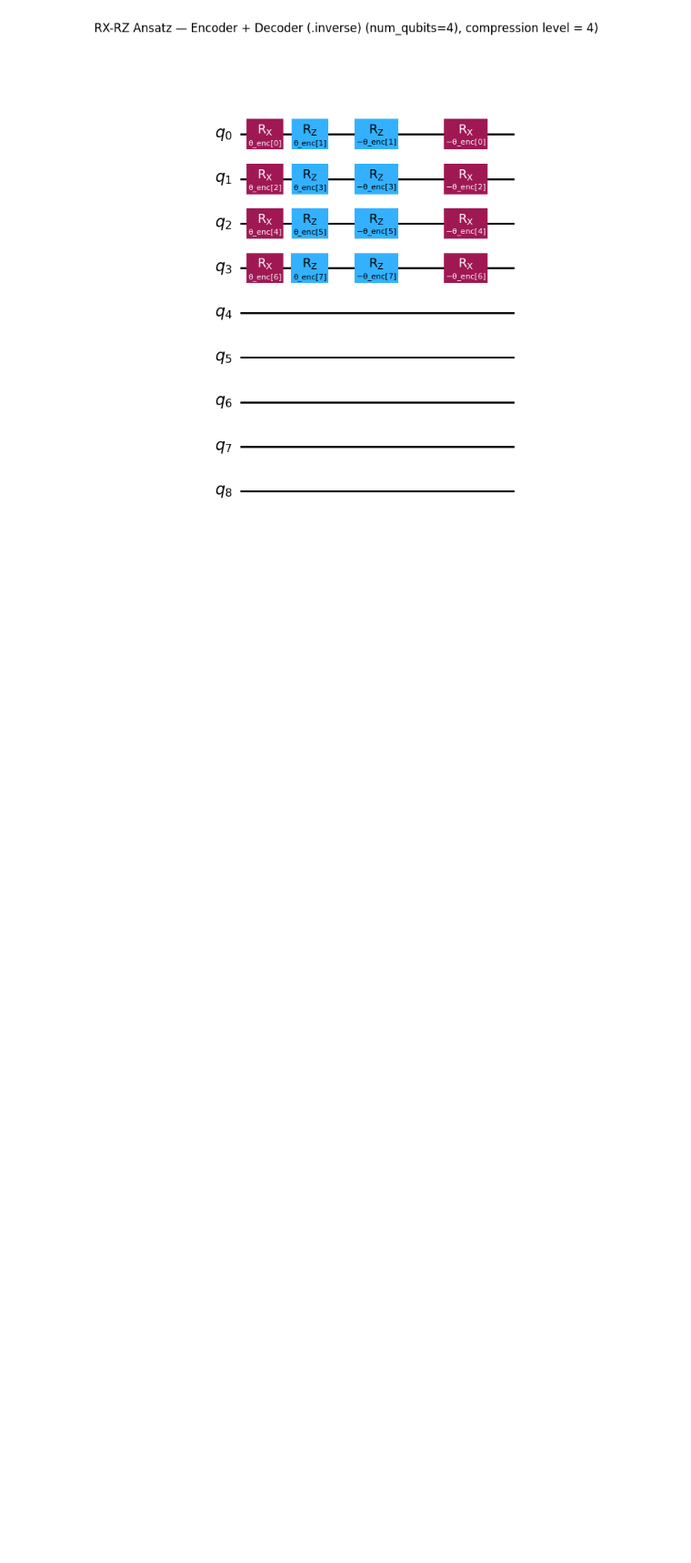
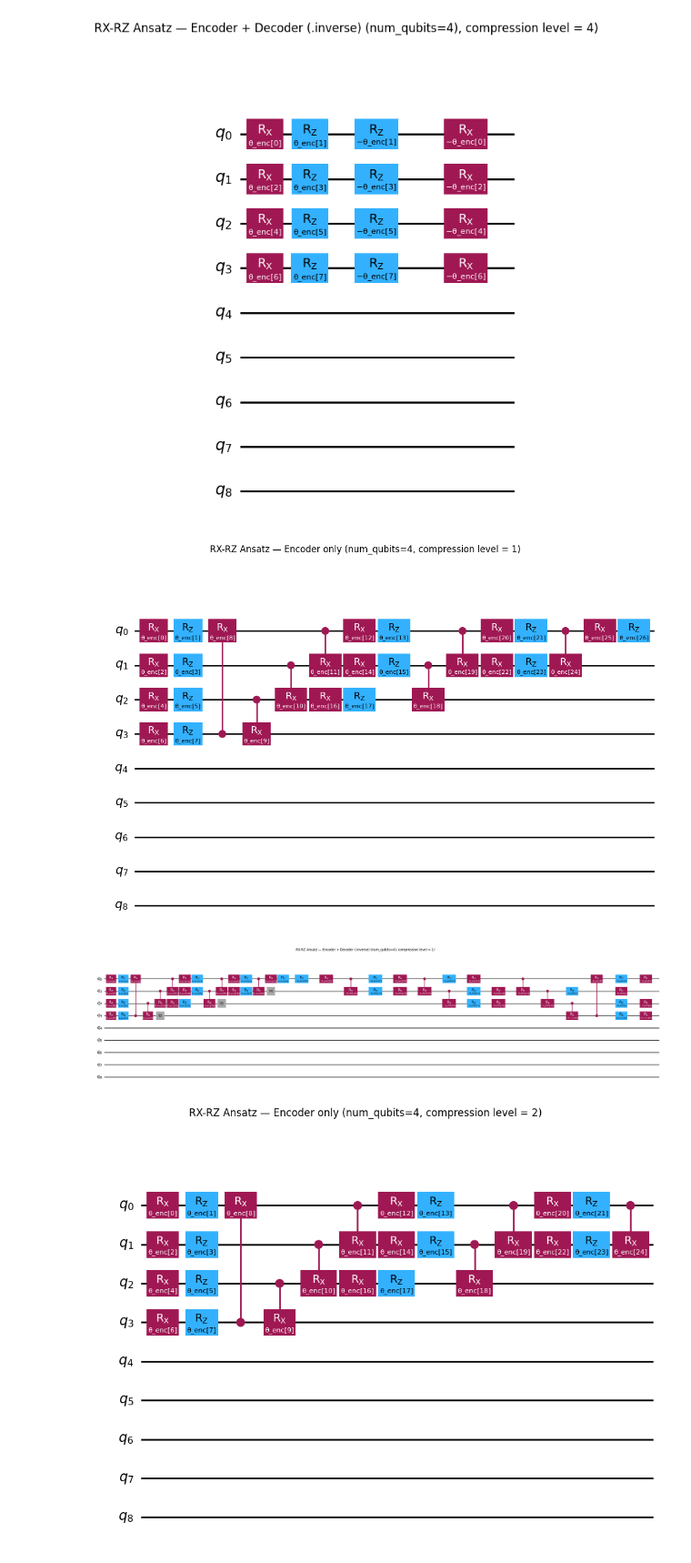
Before and after one commit to lukas-zetto/QAE, a Jupyter notebook: Ansatzes/circuit_drawer.ipynb, the cells around one changed output. Shown at 91% size. Drawn from its saved outputs; the diff is of its cells as text; code cells hidden in the pictures; blank space fills up the shorter version.

```diff
--- a/Ansatzes/circuit_drawer.ipynb
+++ b/Ansatzes/circuit_drawer.ipynb
@@ -63,3 +67,31 @@ for compression_level in range (1,5):
 [figure]
 [figure]
 [figure]
+# %%
+import matplotlib.pyplot as plt
+from adaptive_Ansatz import create_ansatz, create_encoder_decoder_circuit
+
+num_qubits = 4
+compression_level = 2  # used for the reset part
+
+for compression_level in range (1,5):
+
+    # --- 1) Encoder-only ---
+    encoder, enc_params = create_ansatz(num_qubits,compression_level, param_prefix='θ_enc')
+    fig1 = encoder.draw(output='mpl', fold=-1)
+    fig1.suptitle(f'RX-RZ Ansatz — Encoder only (num_qubits={num_qubits}, compression level = {compression_level})', y=1.02)
+    plt.show()
+
+    # # --- 2) Encoder + Decoder (.inverse) ---
+    full_circ, enc_params_full, _ = create_encoder_decoder_circuit(
+        num_qubits=num_qubits,
+        compression_level=compression_level,
+        decoder_option=1  # use .inverse() for decoder
+    )
+    fig2 = full_circ.draw(output='mpl', fold=-1)
+    fig2.suptitle(f'RX-RZ Ansatz — Encoder + Decoder (.inverse) (num_qubits={num_qubits}), compression level = {compression_level})', y=1.02)
+    plt.show()
+# %% [output]
+[figure, added]
+[figure, added]
+[figure, added]
```
Also changed, not shown: parts of 2 cells of this notebook, 2 other files.
